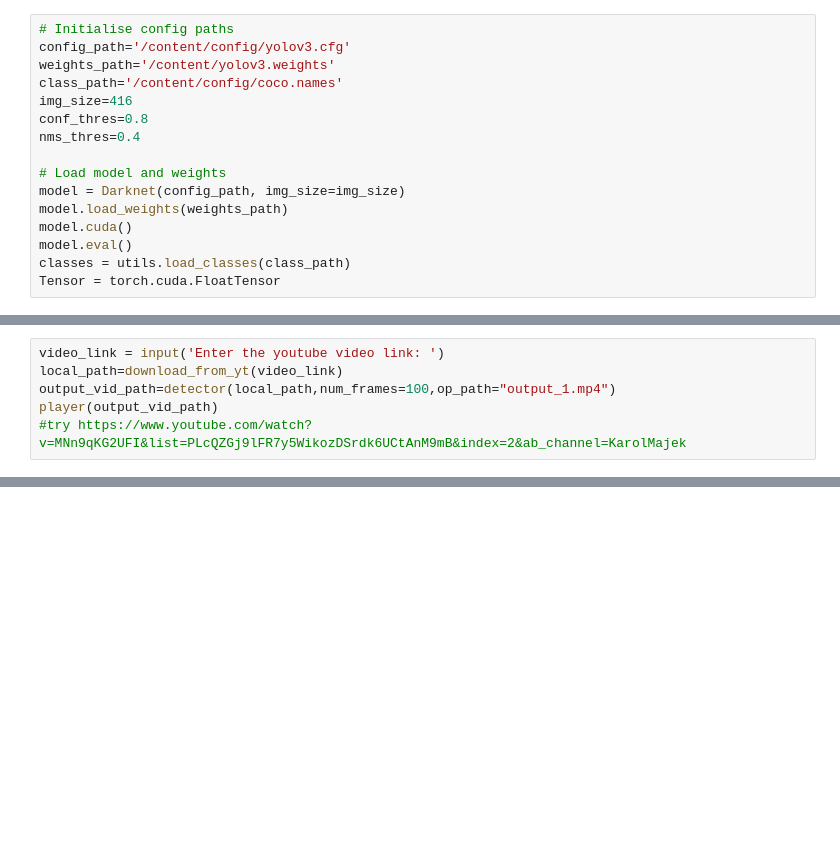
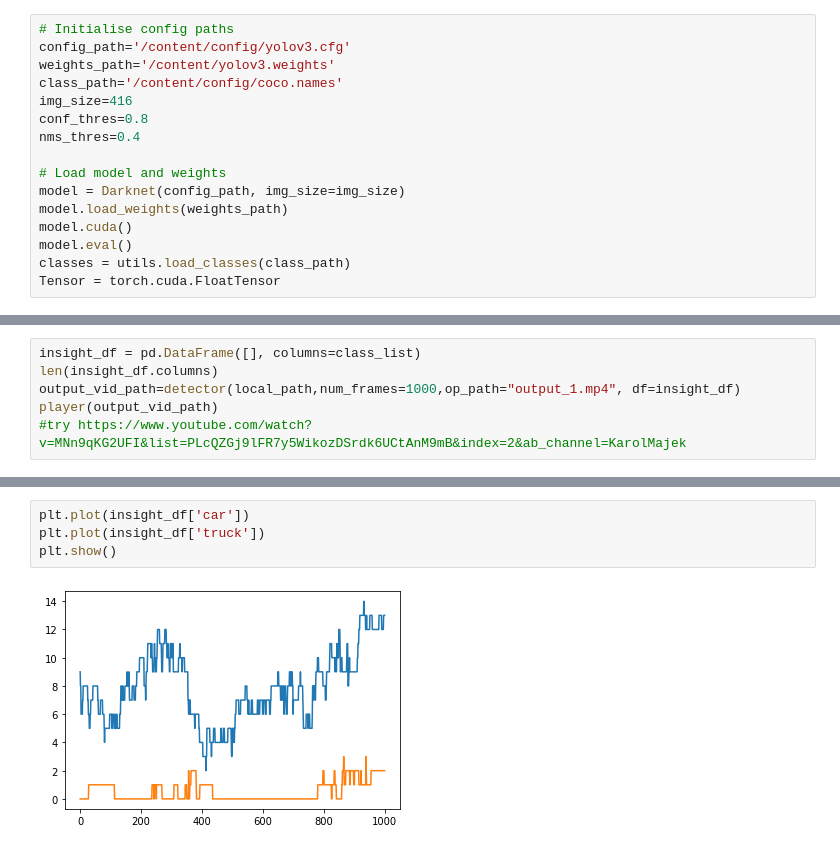
Before and after one commit to Mainakdeb/street-vision, a Jupyter notebook: street-vision.ipynb, the cells around one changed output, grey strips where cells are left out. Drawn from its saved outputs; the diff is of its cells as text; blank space fills up the shorter version.

Commit message:
store insights in df and visualize insights

```diff
--- a/street-vision.ipynb
+++ b/street-vision.ipynb
@@ -147,6 +165,6 @@ Tensor = torch.cuda.FloatTensor
 # %%
-video_link = input('Enter the youtube video link: ')
-local_path=download_from_yt(video_link)
-output_vid_path=detector(local_path,num_frames=100,op_path="output_1.mp4")
+insight_df = pd.DataFrame([], columns=class_list)
+len(insight_df.columns)
+output_vid_path=detector(local_path,num_frames=1000,op_path="output_1.mp4", df=insight_df)
 player(output_vid_path)
 #try https://www.youtube.com/watch?v=MNn9qKG2UFI&list=PLcQZGj9lFR7y5WikozDSrdk6UCtAnM9mB&index=2&ab_channel=KarolMajek
@@ -152,0 +180,6 @@ player(output_vid_path)
+# %%
+plt.plot(insight_df['car'])
+plt.plot(insight_df['truck'])
+plt.show()
+# %% [output]
+[figure, added]
```
Also changed, not shown: parts of 5 cells of this notebook.
